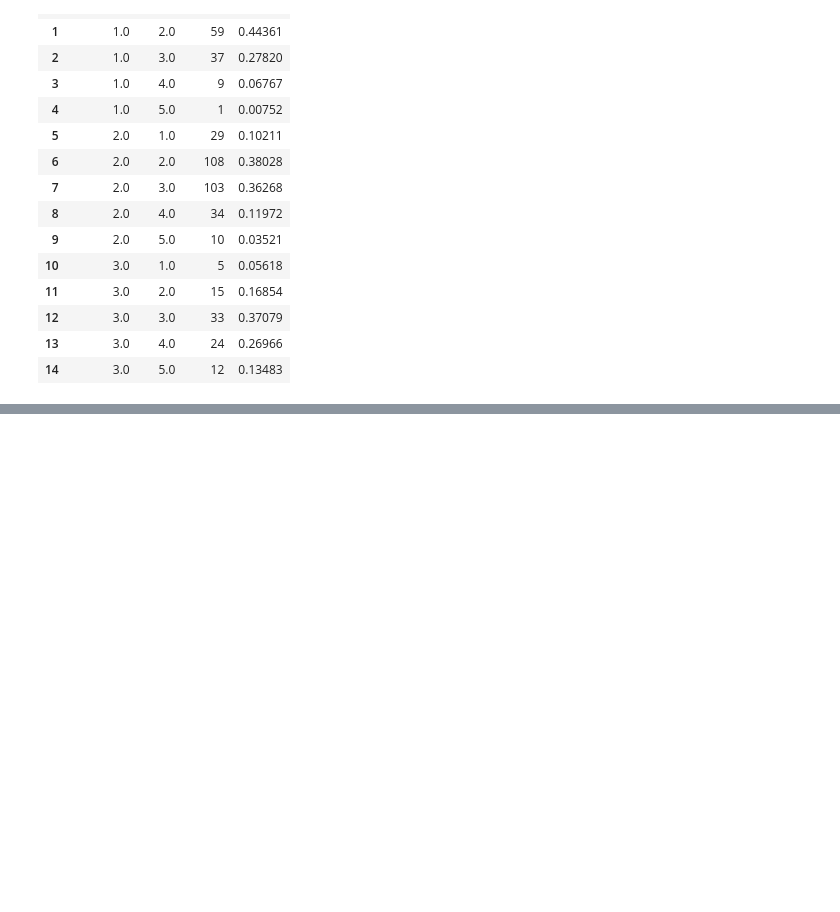
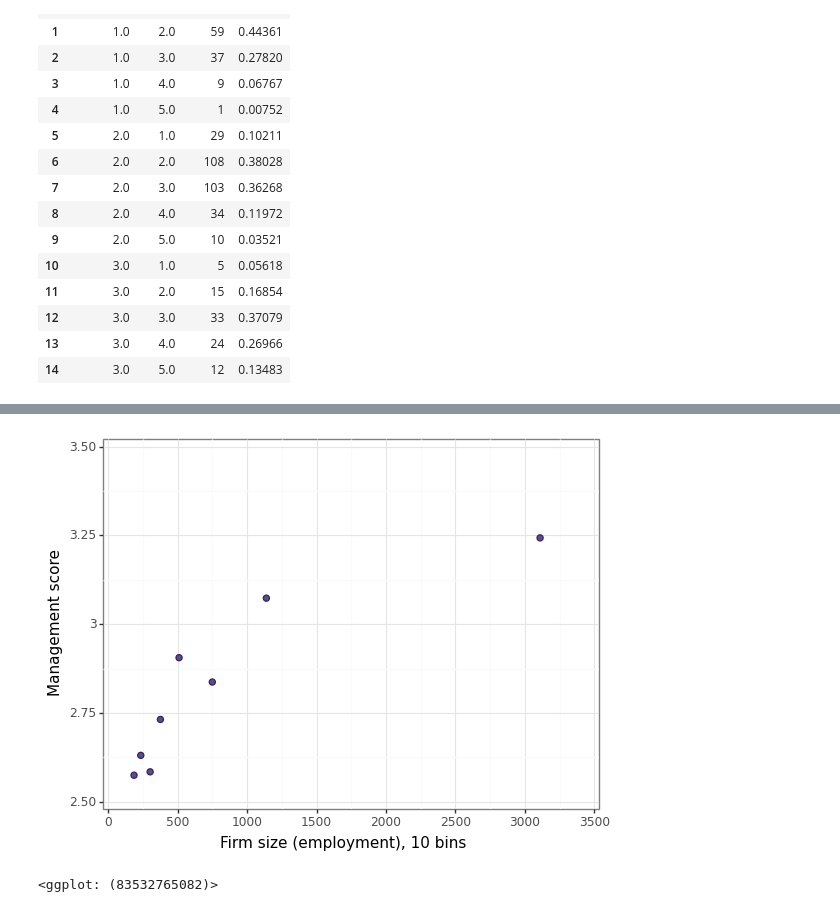
Before and after one commit to felipesebben/bk_data_analysis_studies, a Jupyter notebook: da_data_exercises/ch04-comparison_correlation/02-wms_management_ex1/02_wms_management_ex1.ipynb, the cells around one changed output, grey strips where cells are left out. Drawn from its saved outputs; the diff is of its cells as text; code cells hidden in the pictures; blank space fills up the shorter version.

```diff
--- a/da_data_exercises/ch04-comparison_correlation/02-wms_management_ex1/02_wms_management_ex1.ipynb
+++ b/da_data_exercises/ch04-comparison_correlation/02-wms_management_ex1/02_wms_management_ex1.ipynb
@@ -286,0 +444,6 @@ ggplot(df1, aes(x="emp3bins", y="Percent", fill="lean1")) + geom_bar(
+# %%
+# Summary
+df_summary = df.filter(["emp_firm", "emp10bins"]).groupby("emp10bins").agg(
+    ["min", "max", "mean", "median", np.std, "size"]
+)
+df_summary
@@ -286,0 +466,3 @@ ggplot(df1, aes(x="emp3bins", y="Percent", fill="lean1")) + geom_bar(
+# %%
+# Recode
+df = df.replace({"emp10bins": df_summary["emp_firm"]["mean"].to_dict()})
@@ -286,0 +487,4 @@ ggplot(df1, aes(x="emp3bins", y="Percent", fill="lean1")) + geom_bar(
+# %%
+# Return variables by mean
+df1 = df.groupby("emp10bins").agg(management_emp10bins=("management", "mean")).reset_index()
+df1
@@ -286,0 +503,15 @@ ggplot(df1, aes(x="emp3bins", y="Percent", fill="lean1")) + geom_bar(
+# %%
+df1 = df1[["emp10bins", "management_emp10bins"]].astype("float64")
+# %%
+ggplot(df1, aes(x="emp10bins", y="management_emp10bins")) + geom_point(
+    size=2, color=color[2], fill=color[0], alpha=0.8, na_rm=True
+) + scale_y_continuous(
+    expand=(0.01, 0.01), limits=(2.5, 3.5), breaks=seq(2.5, 3.6, by=0.25)
+) + scale_x_continuous(
+    expand=(0.01, 0.01), limits=(0, 3500), breaks=seq(0, 3501, by=500)
+) + labs(
+    x="Firm size (employment), 10 bins", y="Management score"
+) + theme_bw()
+# %% [output]
+[figure, added]
+<ggplot: (83532765082)>
```
Also changed, not shown: parts of 23 cells of this notebook, 1 other file.
